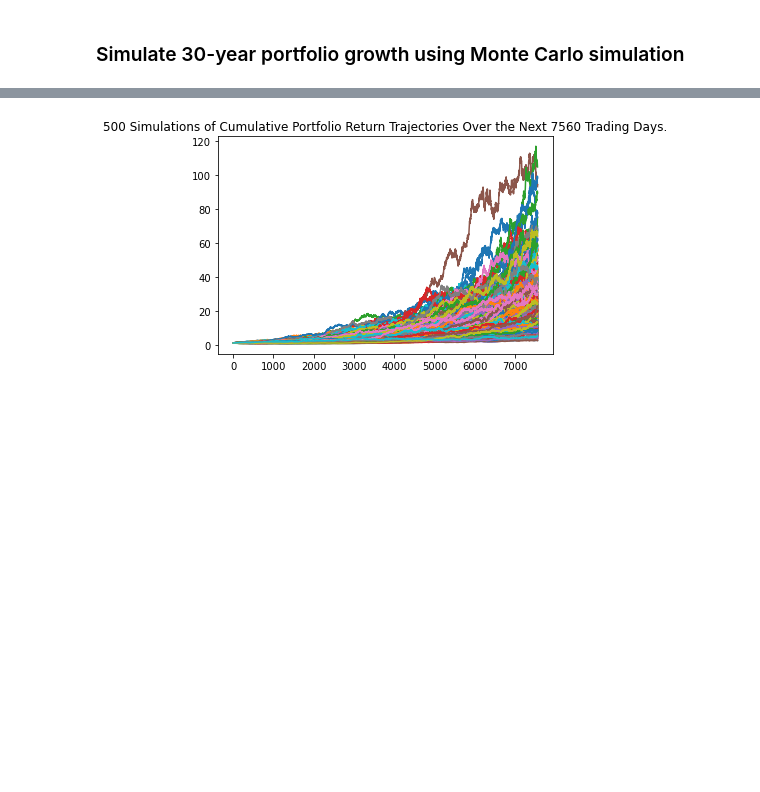
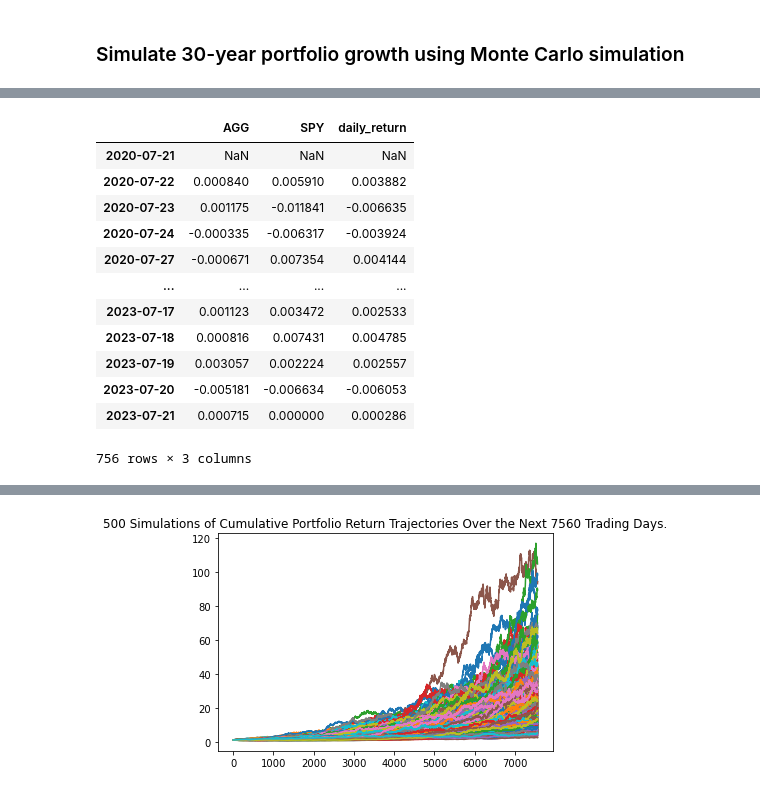
Before and after one commit to boz-tcm/api-challenge, a Jupyter notebook: financial-planner.ipynb, the cells around one changed output, grey strips where cells are left out. Saved outputs shown, nothing was run; the diff lists cells and outputs as text; code cells hidden in the pictures; blank space fills up the shorter version.

```diff
--- a/financial-planner.ipynb
+++ b/financial-planner.ipynb
@@ -314,3 +314,19 @@ memory usage: 17.7+ KB
 None
 # %% [markdown]
 ### Simulate 30-year portfolio growth using Monte Carlo simulation
+# %%
+# Configure a Monte Carlo simulation to forecast 30-year cumulative returns for a 60/40 portfolio consisting of 60% SPY and 40% AGG, simulate 500 times, and plot the results.
+# Assume 252 trading days per trading year.
+# MCSimulation module documentation for MCForecastTools library '?MCSimulation'
+#?MCSimulation
+# MCSimulation class object documentaion above indicates safest, or default, way to enter 'portfolio_data' dataframe variable is by including 'daily_return' field in the dataframe.
+# Transform investment_assets_close_prices_mc_df for AGG and SPY from closing prices to daily returns
+investment_assets_daily_returns_mc_df = investment_assets_close_prices_mc_df.pct_change()
+print(investment_assets_daily_returns_mc_df)
+# Define the portfolio's investment asset weights for tickers AGG and SPY.
+ticker_weights_mc = [0.40, 0.60]
+# Augment AGG and SPY daily return fields with asset-weighted 40/60 portfolio 'daily_return' field, which will key the MCSimulation method
+investment_assets_daily_returns_40_60_mc_df = investment_assets_daily_returns_mc_df.copy()
+investment_assets_daily_returns_40_60_mc_df['daily_return'] = investment_assets_daily_returns_40_60_mc_df.dot(ticker_weights_mc) # The 'dot' function, or dot-product, is a method of the pandas dataframe object
+# Inspect asset-weighted portfolio dataframe of last 3 years' historical daily returns
+#print(investment_assets_daily_returns_40_60_mc_df)
@@ -317 +348,20 @@ None
+# %%
+# Display the simulation input data.
+# Simulation input dataset is the last 3 years of portfolio daily returns, where the portfolio is defined as \
+# 40% bonds (ticker proxy AGG, the U.S. aggregate bond index exchange-traded fund) and 60% stocks (ticker proxy SPY, the S&P 500 index ETF).
+display(investment_assets_daily_returns_40_60_mc_df) # Investment asset returns and asset-weighted portfolio 'daily_return' data verified
+# %% [output]
+|  | AGG | SPY | daily_return |
+| 2020-07-21 | NaN | NaN | NaN |
+| 2020-07-22 | 0.000840 | 0.005910 | 0.003882 |
+| 2020-07-23 | 0.001175 | -0.011841 | -0.006635 |
+| 2020-07-24 | -0.000335 | -0.006317 | -0.003924 |
+| 2020-07-27 | -0.000671 | 0.007354 | 0.004144 |
+| ... | ... | ... | ... |
+| 2023-07-17 | 0.001123 | 0.003472 | 0.002533 |
+| 2023-07-18 | 0.000816 | 0.007431 | 0.004785 |
+| 2023-07-19 | 0.003057 | 0.002224 | 0.002557 |
+| 2023-07-20 | -0.005181 | -0.006634 | -0.006053 |
+| 2023-07-21 | 0.000715 | 0.000000 | 0.000286 |
+756 rows × 3 columns
 # %%
```
Also changed, not shown: parts of 7 cells of this notebook, 1 other file.
